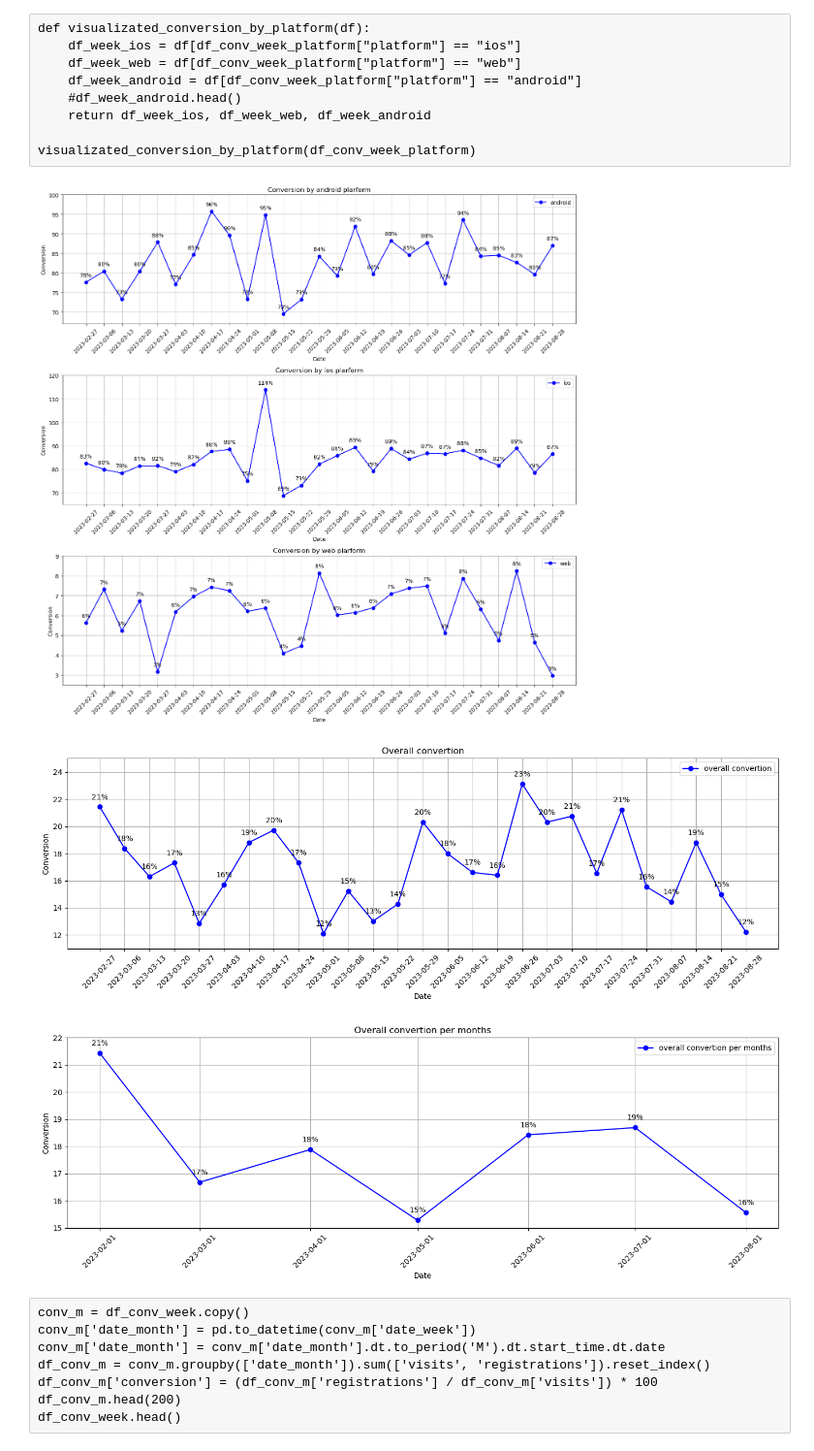
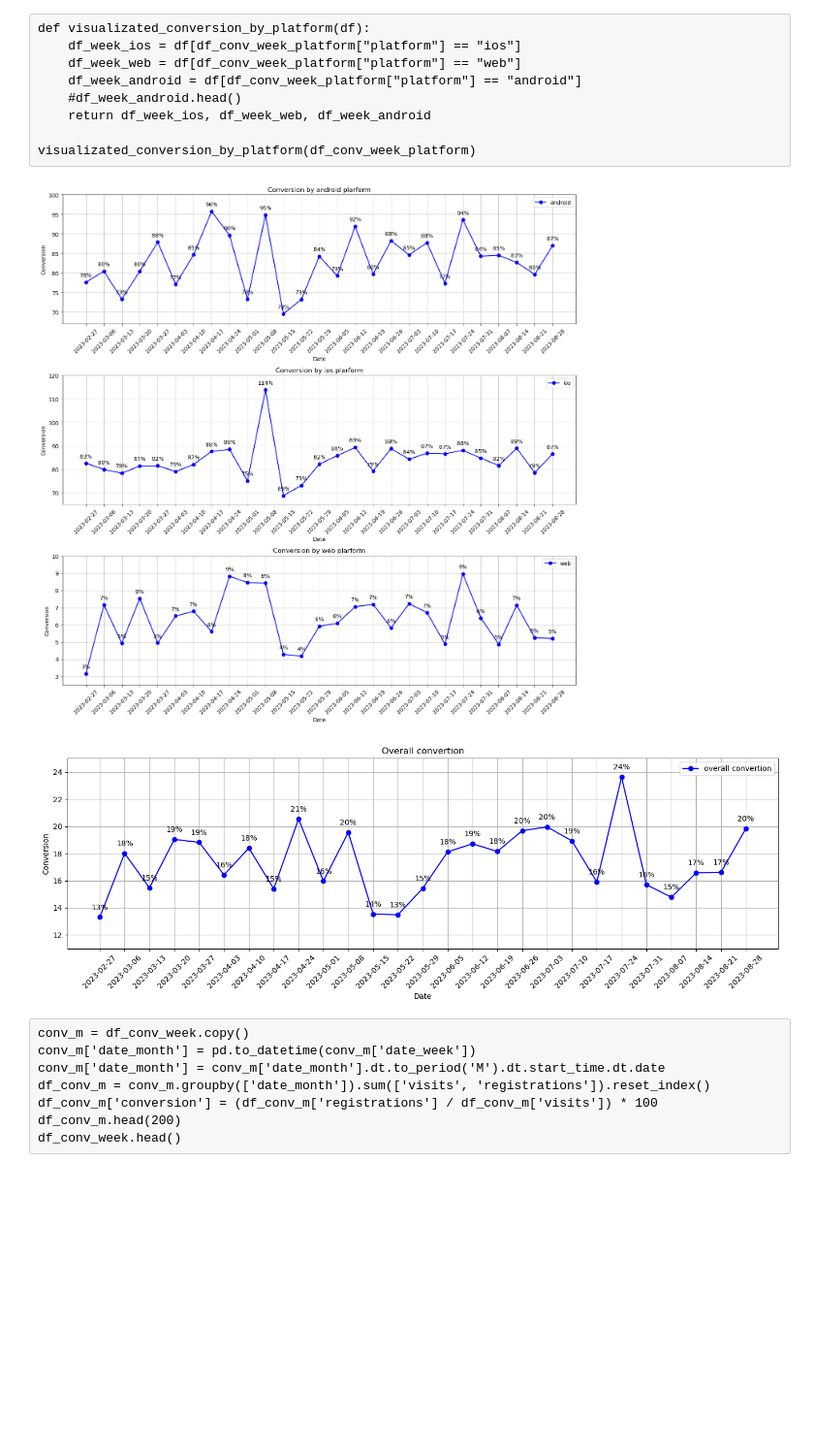
Before and after one commit to LetnerOk/data-analytics-project-100, a Jupyter notebook: Dashboard_Convertion.ipynb, the cells around one changed output. Shown at 97% size. Saved outputs shown, nothing was run; the diff lists cells and outputs as text; code cells hidden in the pictures; blank space fills up the shorter version.

```diff
--- a/Dashboard_Convertion.ipynb
+++ b/Dashboard_Convertion.ipynb
@@ -75,9 +75,10 @@ df_visit_dt = df_visit_without_bot.copy()
 #df_visit_unique_dt.sort_values(by='datetime', ascending=True)
 #Преобразуем данные в столбце 'datetime' в объект типа datetime64[ns]
 df_visit_dt['date_group'] = pd.to_datetime(df_visit_dt['datetime'], format='%a, %d %b %Y %H:%M:%S GMT')
+#df_visit_dt['date_group'] = df_visit_dt['datetime']
 #Отсортируем по дате визита в убывающем порядке, чтобы первым появлялся именно последний визит.
 #Сортируем по полю 'date_group' после преобразования в формат datetime64[ns], чтобы сортировка прошла кооректно
-df_visit_sorted = df_visit_dt.sort_values(by='date_group', ascending=False)
-df_visit_sorted.head()
+df_visit_sorted = df_visit_dt.sort_values(by='date_group', ascending=True)
+df_visit_sorted.head(2000)
 # %% [output]
 |  | datetime | platform | user_agent | visit_id | date_group |
@@ -566,7 +591,7 @@ def visualizated_conversion_by_platform(df):
     ax[2].set_ylabel('Conversion')
     ax[2].set_xticks(plt_conv_by_platform['date_week'])
     ax[2].set_xticklabels(plt_conv_by_platform['date_week'], rotation=45)
-    ax[2].set_ylim([2.5, 9])
+    ax[2].set_ylim([2.5, 10])
     ax[2].grid()
 
     plt.tight_layout()
@@ -575,57 +600,31 @@ def visualizated_conversion_by_platform(df):
 
 visualizated_conversion_by_platform(df_conv_week_platform)
 # %% [output]
-[figure, old version]
+[figure, new version]
 # %%
 def visualizated_full_conversion(df):
-    conv_m = df.copy()
-    conv_m['date_month'] = pd.to_datetime(conv_m['date_week'])
-    conv_m['date_month'] = conv_m['date_month'].dt.to_period('M').dt.start_time.dt.date
-    df_conv_m = conv_m.groupby(['date_month']).sum(['visits', 'registrations']).reset_index()
-    df_conv_m['conversion'] = (df_conv_m['registrations'] / df_conv_m['visits']) * 100
-
     #Create plot chart for weekly overall convertion
     plt.figure(figsize=(14, 5))
     plt.plot(df['date_week'], df['conversion'], marker='o', c='b', label='overall convertion')
     x0 = df['date_week']
     y0 = df['conversion']
     for x0,y0 in zip(x0,y0):
         label = "{:.0f}%".format(y0)
         plt.annotate(label, (x0,y0), textcoords="offset points",  xytext=(0,10), ha='center')
     plt.legend()
     plt.title('Overall convertion')
     plt.xlabel('Date')
     plt.ylabel('Conversion')
     plt.xticks(df['date_week'], rotation=45)
     plt.ylim([11, 25])
     plt.grid()
     plt.tight_layout()
     plt.savefig(f'./charts/weekly_overall_conversion.png')
 
 
-    #Create plot chart for monthly overall convertion
-    plt.figure(figsize=(14, 5))
-    plt.plot(df_conv_m['date_month'], df_conv_m['conversion'], marker='o', c='b', label='overall convertion per months')
-    x0 = df_conv_m['date_month']
-    y0 = df_conv_m['conversion']
-    for x0,y0 in zip(x0,y0):
-        label = "{:.0f}%".format(y0)
-        plt.annotate(label, (x0,y0), textcoords="offset points",  xytext=(0,10), ha='center')
-    plt.legend()
-    plt.title('Overall convertion per months')
-    plt.xlabel('Date')
-    plt.ylabel('Conversion')
-    plt.xticks(df_conv_m['date_month'], rotation=45)
-    plt.ylim([15, 22])
-    plt.grid()
-    plt.tight_layout()
-    plt.savefig(f'./charts/monthly_overall_conversion.png')
-
-
 visualizated_full_conversion(df_conv_week)
 # %% [output]
-[figure, old version]
+[figure, new version]
-[figure, removed]
 # %% [raw]
 conv_m = df_conv_week.copy()
 conv_m['date_month'] = pd.to_datetime(conv_m['date_week'])
```
Also changed, not shown: parts of 18 cells of this notebook.
